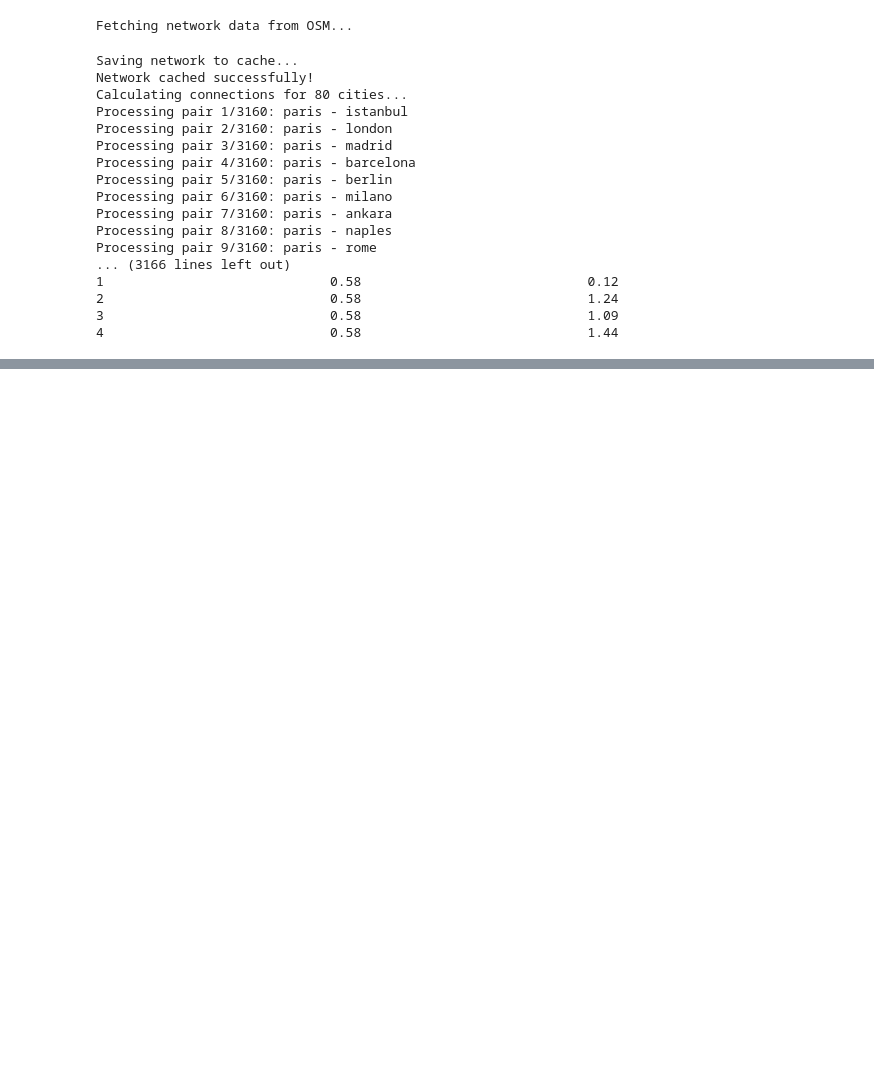
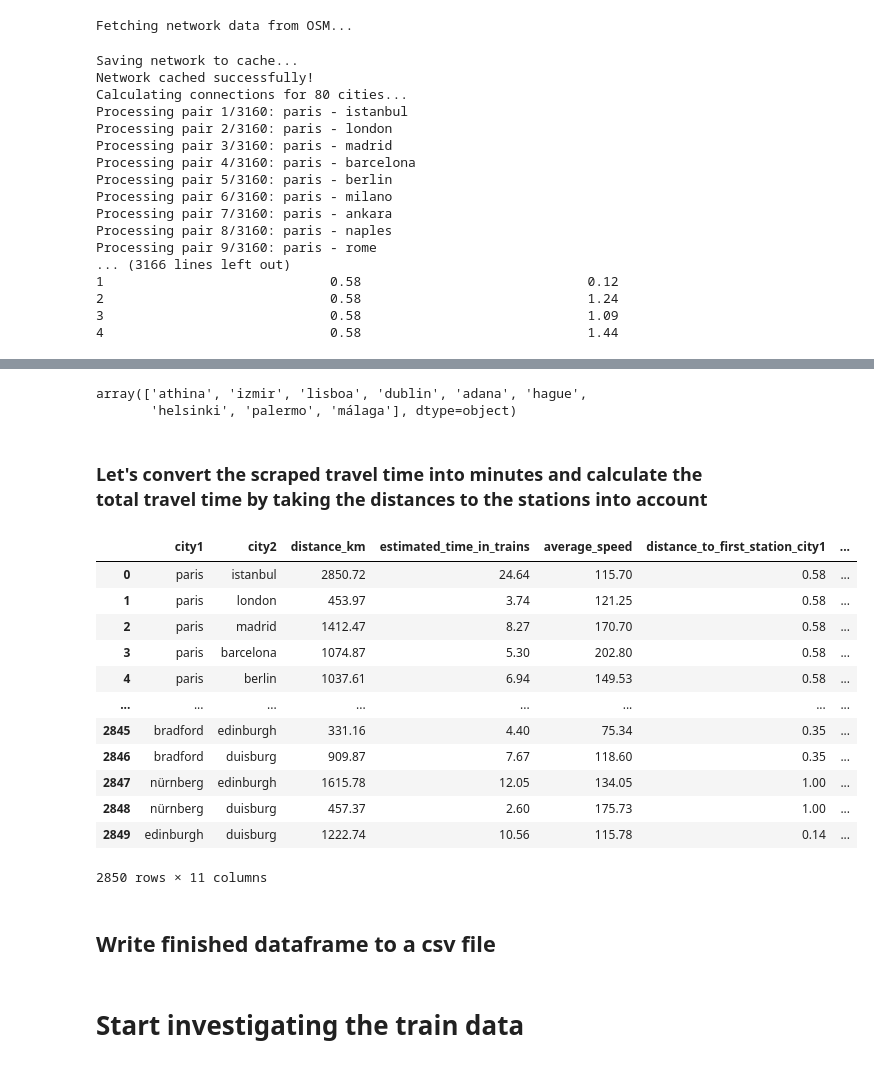
Before and after one commit to Niledough/DOPP_Exercise_2, a Jupyter notebook: dopp-air-and-rail.ipynb, the cells around one changed output, grey strips where cells are left out. Drawn from its saved outputs; the diff is of its cells as text; code cells hidden in the pictures; blank space fills up the shorter version.

```diff
--- a/dopp-air-and-rail.ipynb
+++ b/dopp-air-and-rail.ipynb
@@ -1069,0 +1514,7 @@ driver_path="chromedriver-win64/chromedriver.exe"
+# %%
+# Repalce back initial city names
+initial_city_names = {'athens': 'athina',  'RIGA-': 'riga', 'BUCHAREST': 'bucarest',  'Den haag':'hague' }
+df_merged_train_scraper_filtered['city1'] = df_merged_train_scraper_filtered['city1'].replace(initial_city_names)
+df_merged_train_scraper_filtered['city2'] = df_merged_train_scraper_filtered['city2'].replace(initial_city_names)
+# %%
+df_train_filtered = df_merged_train_scraper_filtered.copy()
@@ -1069,0 +1523,15 @@ driver_path="chromedriver-win64/chromedriver.exe"
+# %%
+df_train_filtered[df_train_filtered["distance_to_first_station_city1"] > 4]["city1"].unique()
+
+# athina was 168.11  -> should be 1.72
+# izmir was 41.44 -> should be 0.85
+# lisboa was 155.56 -> should be 1.75
+# dublin was 107.42 -> should be 4.67
+# adana  was 112.06 -> should be 1.88
+# hague was 9.47 -> should be 0.73
+# helsinki was 74.83 -> should be 0.72
+# palermo was 269.19 -> should be 0.84
+# malaga was 92.61 -> should be 0.7
+# %% [output]
+array(['athina', 'izmir', 'lisboa', 'dublin', 'adana', 'hague',
+       'helsinki', 'palermo', 'málaga'], dtype=object)
@@ -1069,0 +1557,49 @@ driver_path="chromedriver-win64/chromedriver.exe"
+# %% [markdown]
+### Let's convert the scraped travel time into minutes and calculate the total travel time by taking the distances to the stations into account
+# %%
+# Function to convert time strings to total minutes
+def time_to_minutes(time_str):
+    if time_str == "0":
+        return 0
+
+    # Extract hours and minutes using regex
+    hours = re.search(r'(\d+) Std\.', time_str)
+    minutes = re.search(r'(\d+) Min', time_str)
+    total_minutes = 0
+    if hours:
+        total_minutes += int(hours.group(1)) * 60
+    if minutes: total_minutes += int(minutes.group(1))
+    return total_minutes
+# %%
+# Ensure all values are strings
+df_train_filtered['scraped_travel_time'] = df_train_filtered['scraped_travel_time'].astype(str)
+
+# Apply the function to convert our scraped travel time to total minutes
+df_train_filtered['scraped_travel_time_minutes'] = df_train_filtered['scraped_travel_time'].apply(time_to_minutes)
+
+# Calculate additional travel time to the first stations in minutes assuming 40 km/h
+df_train_filtered['additional_time_minutes'] = round((df_train_filtered['distance_to_first_station_city1'] + df_train_filtered['distance_to_first_station_city2']) * 60/40, 2)
+
+# Add the additional travel time to the scraped_travel_time_minutes to get the total travel time
+df_train_filtered['total_travel_time_minutes'] = df_train_filtered['scraped_travel_time_minutes'] + df_train_filtered['additional_time_minutes']
+
+# Set total_travel_time_minutes to 0 if scraped_travel_time_minutes is 0
+df_train_filtered.loc[df_train_filtered['scraped_travel_time'] == "0", 'total_travel_time_minutes'] = 0
+# %%
+df_train_filtered
+# %% [output]
+|  | city1 | city2 | distance_km | estimated_time_in_trains | average_speed | distance_to_first_station_city1 | ... |
+| 0 | paris | istanbul | 2850.72 | 24.64 | 115.70 | 0.58 | ... |
+| 1 | paris | london | 453.97 | 3.74 | 121.25 | 0.58 | ... |
+| 2 | paris | madrid | 1412.47 | 8.27 | 170.70 | 0.58 | ... |
+| 3 | paris | barcelona | 1074.87 | 5.30 | 202.80 | 0.58 | ... |
+| 4 | paris | berlin | 1037.61 | 6.94 | 149.53 | 0.58 | ... |
+| ... | ... | ... | ... | ... | ... | ... | ... |
+| 2845 | bradford | edinburgh | 331.16 | 4.40 | 75.34 | 0.35 | ... |
+| 2846 | bradford | duisburg | 909.87 | 7.67 | 118.60 | 0.35 | ... |
+| 2847 | nürnberg | edinburgh | 1615.78 | 12.05 | 134.05 | 1.00 | ... |
+| 2848 | nürnberg | duisburg | 457.37 | 2.60 | 175.73 | 1.00 | ... |
+| 2849 | edinburgh | duisburg | 1222.74 | 10.56 | 115.78 | 0.14 | ... |
+2850 rows × 11 columns
+# %% [markdown]
+## Write finished dataframe to a csv file
@@ -1069,0 +1608,2 @@ driver_path="chromedriver-win64/chromedriver.exe"
+# %% [markdown]
+# Start investigating the train data
```
Also changed, not shown: parts of 64 cells of this notebook, 9 other files.
